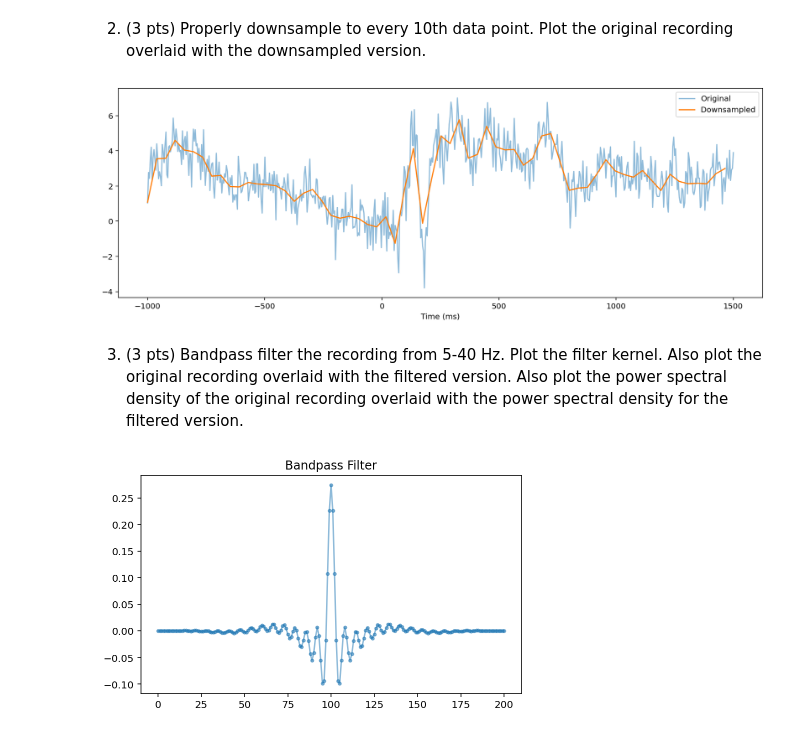
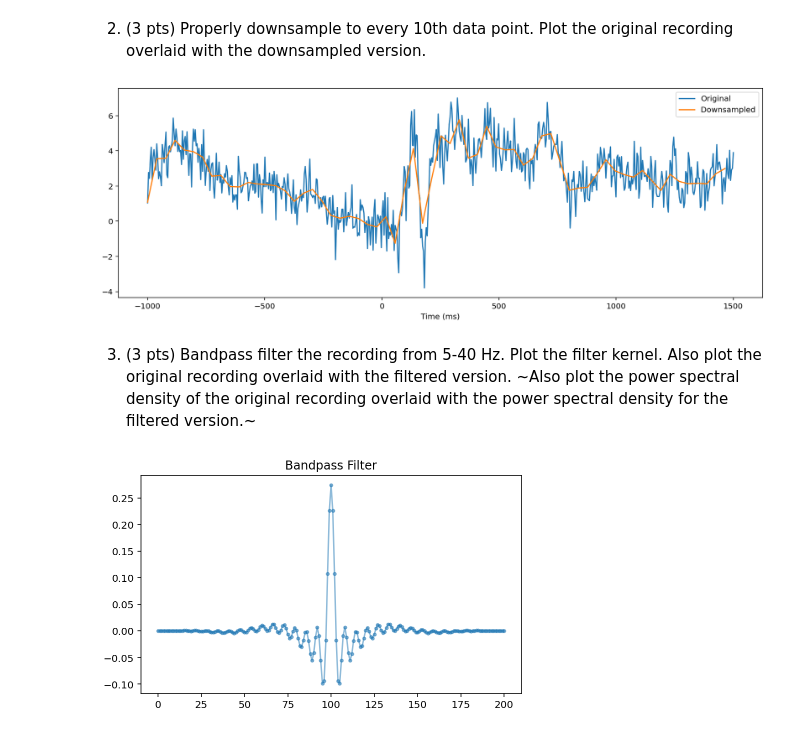
Before and after one commit to nishadalal120/NEU-365P-385L-Spring-2021, a Jupyter notebook: homework/homework-timeseries.ipynb, the cells around one changed output. Saved outputs shown, nothing was run; the diff lists cells and outputs as text; code cells hidden in the pictures.

```diff
--- a/homework/homework-timeseries.ipynb
+++ b/homework/homework-timeseries.ipynb
@@ -162,17 +162,17 @@ Nyquist frequency = 127.80 Hz
 # %% [markdown]
 2. (3 pts) Properly downsample to every 10th data point. Plot the original recording overlaid with the downsampled version.
 # %%
-sub_time_ms = time_ms[::10]
-sub_data = signal.decimate(data, 10)
+subtime_ms = time_ms[::10]
+subdata = signal.decimate(data, 10)
 
 plt.figure(figsize=(15,5))
-plt.plot(time_ms, data, alpha=0.5, label='Original')
-plt.plot(sub_time_ms, sub_data, label='Downsampled')
+plt.plot(time_ms, data, label='Original')
+plt.plot(subtime_ms, subdata, label='Downsampled')
 plt.xlabel('Time (ms)')
 plt.legend()
 plt.show()
 # %% [output]
-[figure, old version]
+[figure, new version]
 # %% [markdown]
-3. (3 pts) Bandpass filter the recording from 5-40 Hz. Plot the filter kernel. Also plot the original recording overlaid with the filtered version. Also plot the power spectral density of the original recording overlaid with the power spectral density for the filtered version.
+3. (3 pts) Bandpass filter the recording from 5-40 Hz. Plot the filter kernel. Also plot the original recording overlaid with the filtered version. ~Also plot the power spectral density of the original recording overlaid with the power spectral density for the filtered version.~
 # %%
```
Also changed, not shown: parts of 7 cells of this notebook.
